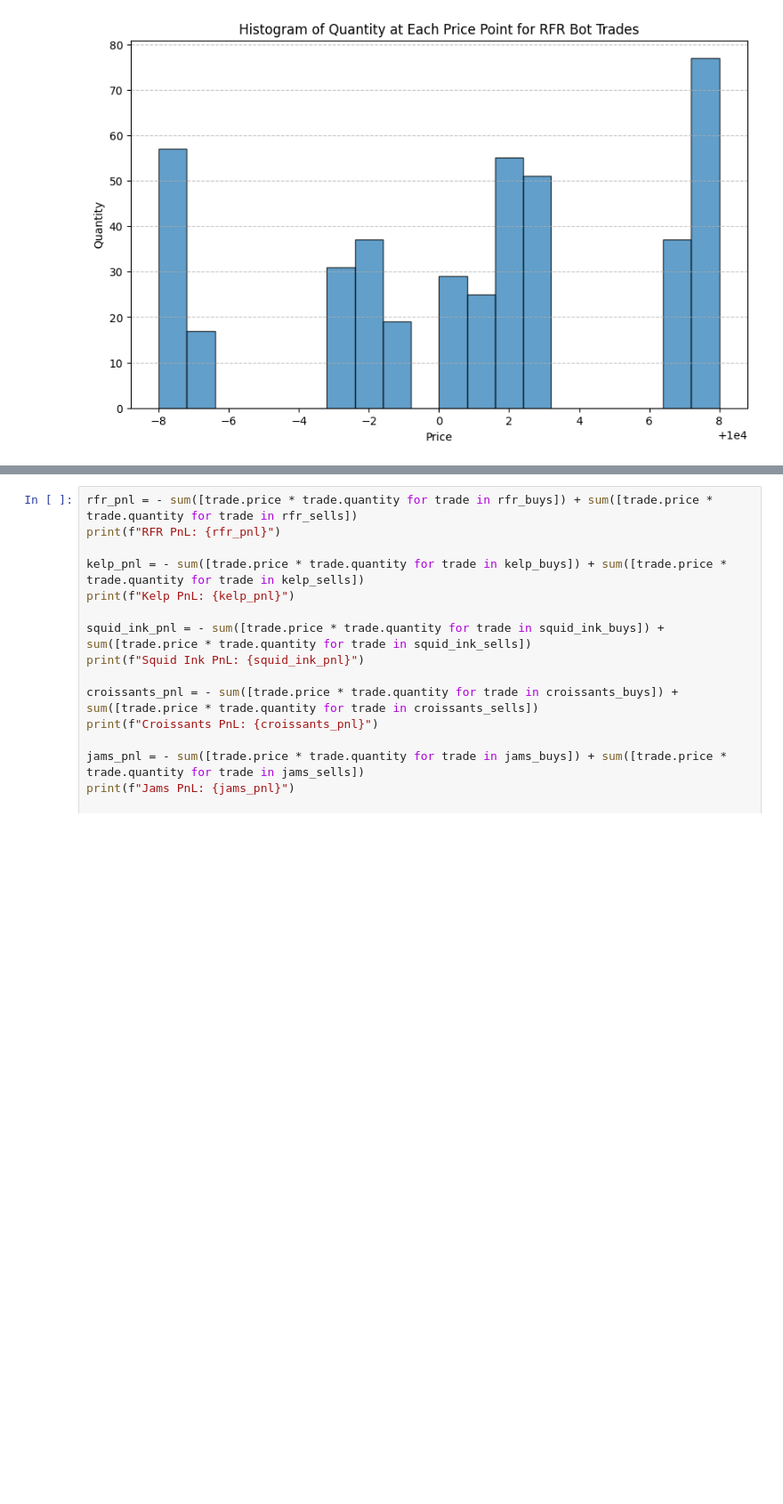
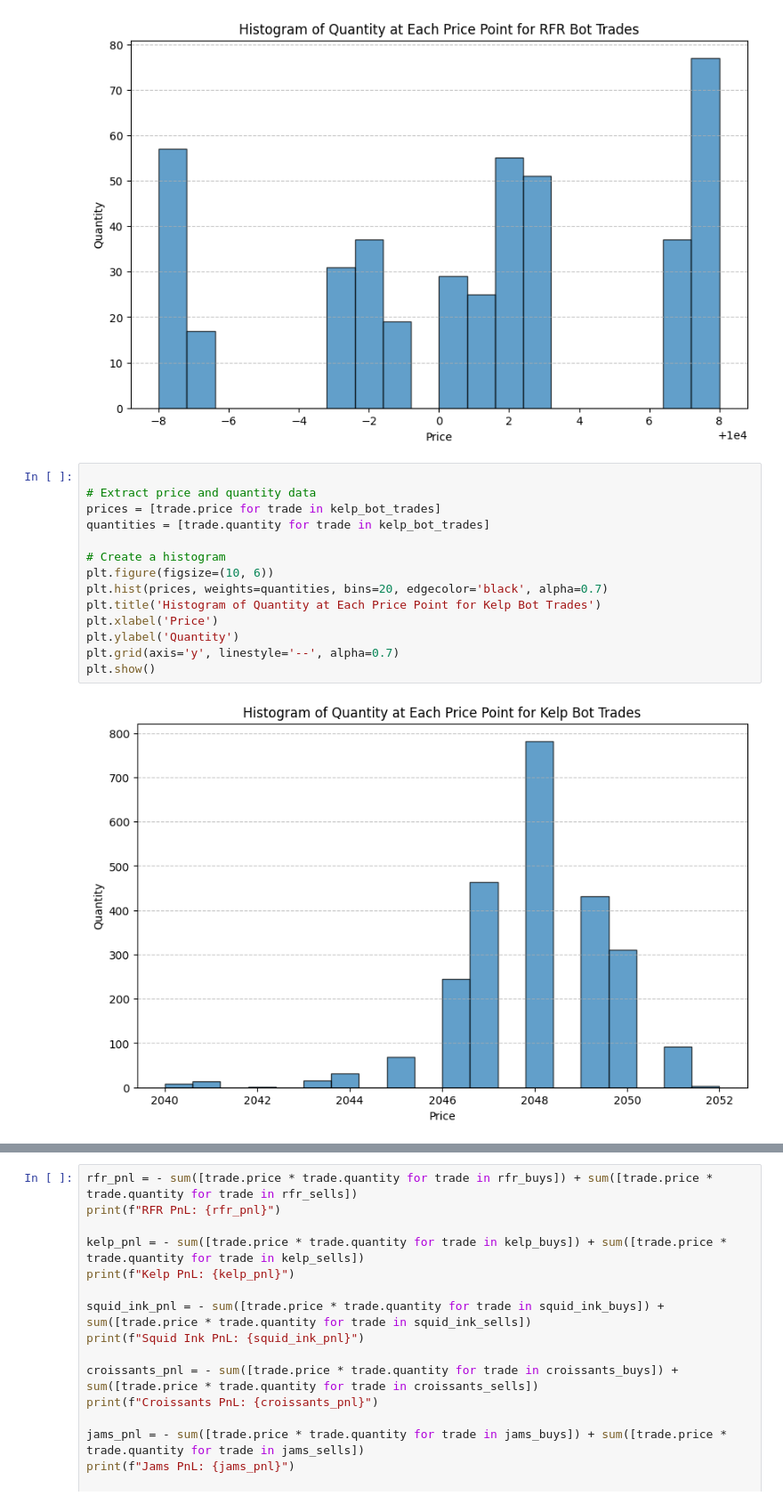
Before and after one commit to shank959/prosperity-imc25, a Jupyter notebook: rounds/round2/round2_results/round2_results_analysis.ipynb, the cells around one changed output, grey strips where cells are left out. Shown: that part at 89% size. Saved outputs shown, nothing was run; the diff lists cells and outputs as text; blank space fills up the shorter version.

```diff
--- a/rounds/round2/round2_results/round2_results_analysis.ipynb
+++ b/rounds/round2/round2_results/round2_results_analysis.ipynb
@@ -105,3 +149,19 @@ plt.grid(axis='y', linestyle='--', alpha=0.7)
 plt.show()
 # %% [output]
 [figure]
+# %%
+
+# Extract price and quantity data
+prices = [trade.price for trade in kelp_bot_trades]
+quantities = [trade.quantity for trade in kelp_bot_trades]
+
+# Create a histogram
+plt.figure(figsize=(10, 6))
+plt.hist(prices, weights=quantities, bins=20, edgecolor='black', alpha=0.7)
+plt.title('Histogram of Quantity at Each Price Point for Kelp Bot Trades')
+plt.xlabel('Price')
+plt.ylabel('Quantity')
+plt.grid(axis='y', linestyle='--', alpha=0.7)
+plt.show()
+# %% [output]
+[figure, added]
```
Also changed, not shown: parts of 4 cells of this notebook, 3 other files.
